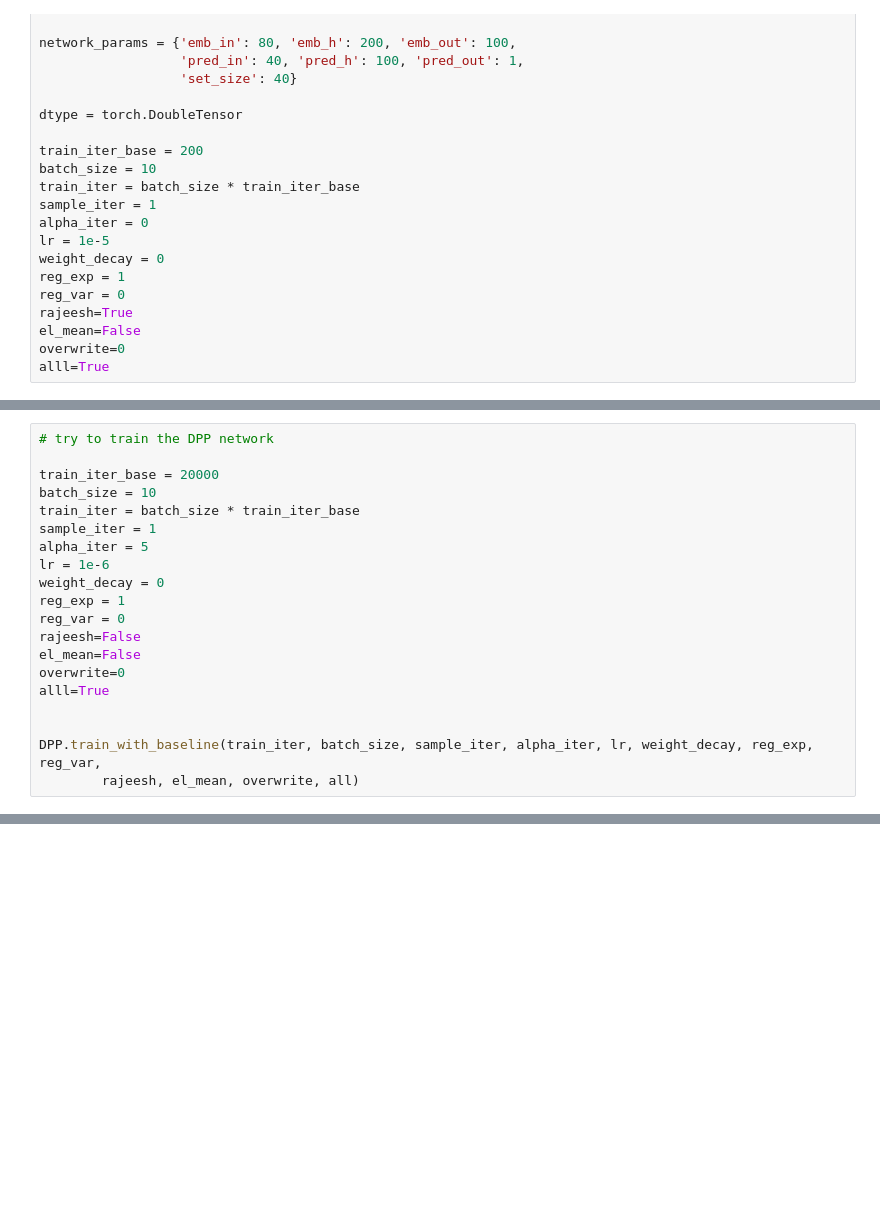
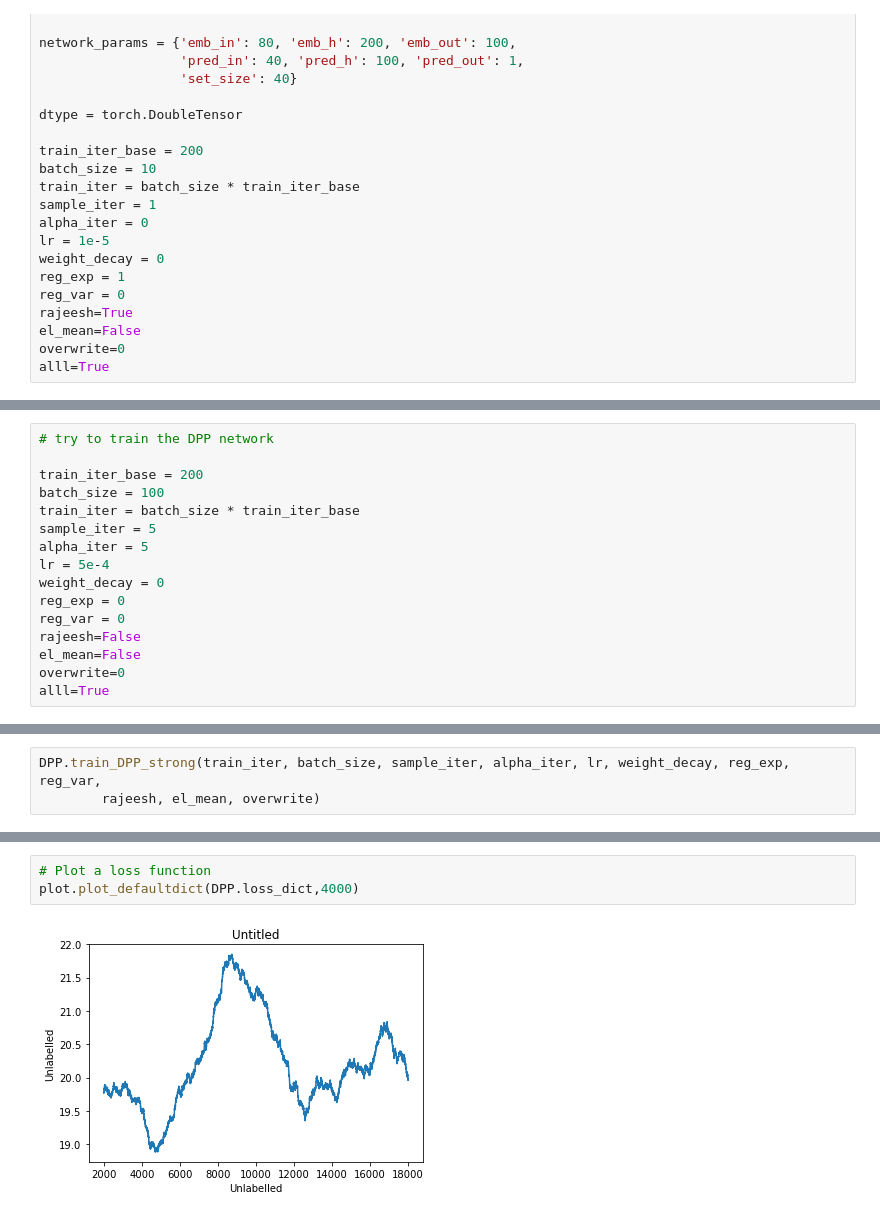
Before and after one commit to mbp28/dpp_nets, a Jupyter notebook: demonstrating control variates.ipynb, the cells around one changed output, grey strips where cells are left out. Saved outputs shown, nothing was run; the diff lists cells and outputs as text; blank space fills up the shorter version.

```diff
--- a/demonstrating control variates.ipynb
+++ b/demonstrating control variates.ipynb
@@ -66,20 +59,16 @@ Proportion of true clusters retrieved: 0.9974013921113689
 # %%
 # try to train the DPP network
 
-train_iter_base = 20000
-batch_size = 10
+train_iter_base = 200
+batch_size = 100
 train_iter = batch_size * train_iter_base
-sample_iter = 1
+sample_iter = 5
 alpha_iter = 5
-lr = 1e-6
+lr = 5e-4
 weight_decay = 0
-reg_exp = 1
+reg_exp = 0
 reg_var = 0
 rajeesh=False
 el_mean=False
 overwrite=0
 alll=True
-
-
-DPP.train_with_baseline(train_iter, batch_size, sample_iter, alpha_iter, lr, weight_decay, reg_exp, reg_var,
-        rajeesh, el_mean, overwrite, all)
@@ -103,0 +75,3 @@ DPP.train_with_baseline(train_iter, batch_size, sample_iter, alpha_iter, lr, wei
+# %%
+DPP.train_DPP_strong(train_iter, batch_size, sample_iter, alpha_iter, lr, weight_decay, reg_exp, reg_var,
+        rajeesh, el_mean, overwrite)
@@ -103,0 +96,5 @@ DPP.train_with_baseline(train_iter, batch_size, sample_iter, alpha_iter, lr, wei
+# %%
+# Plot a loss function
+plot.plot_defaultdict(DPP.loss_dict,4000)
+# %% [output]
+[figure, added]
```
Also changed, not shown: parts of 32 cells of this notebook, 6 other files.
